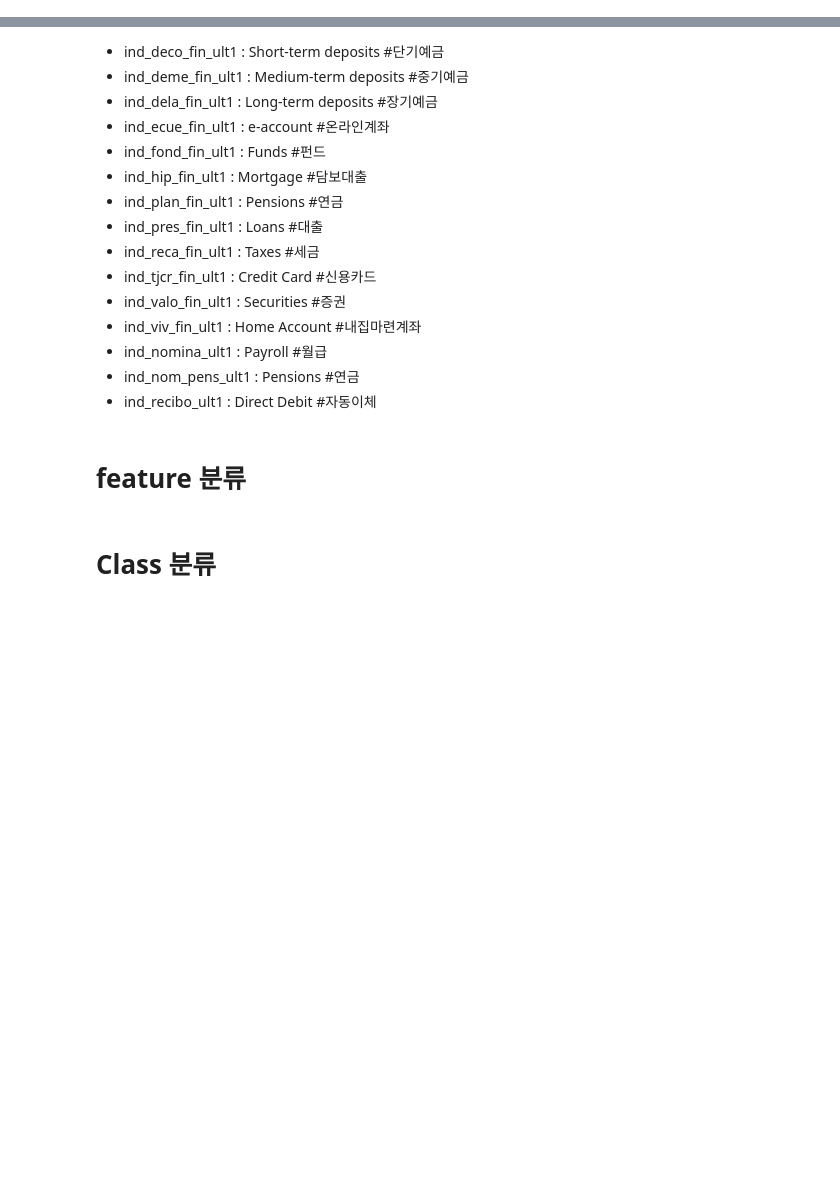
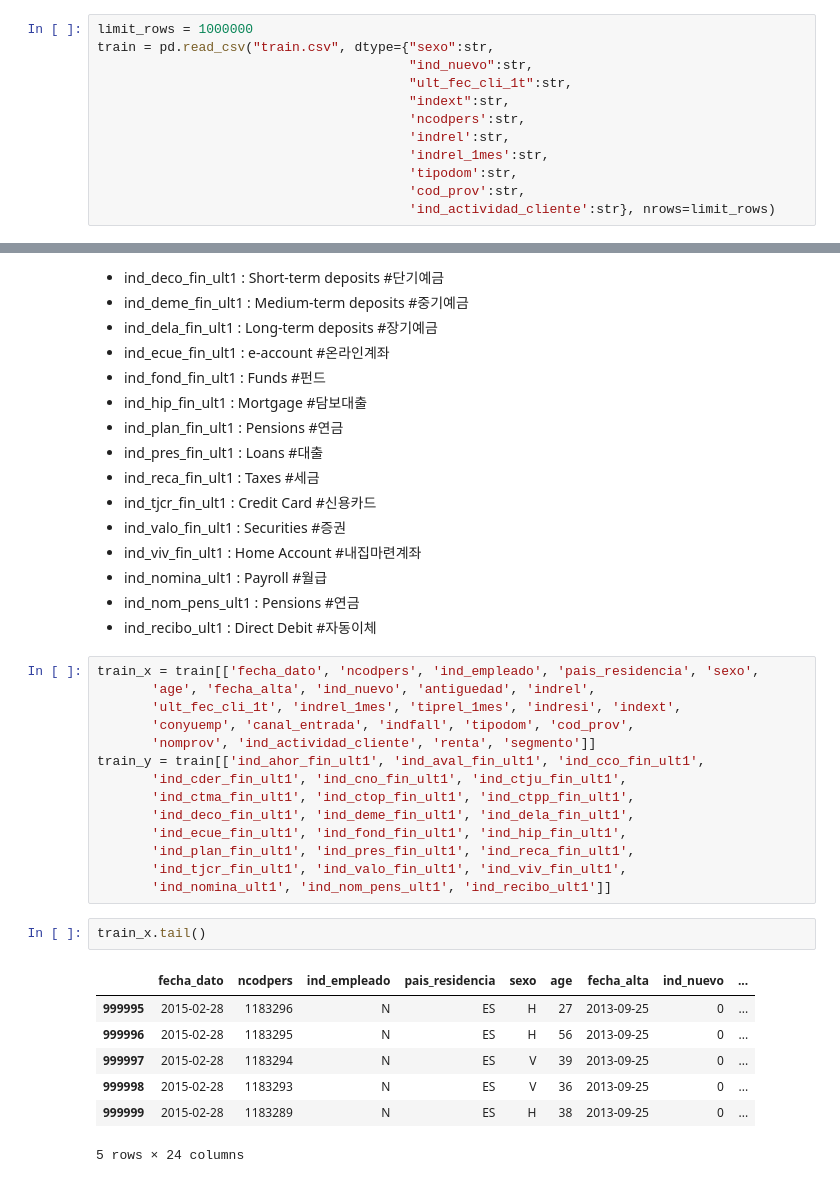
Before and after one commit to byaracho/Kaggle_Project, a Jupyter notebook: Santander_Product_Recommendation/EDA_ver.1_byaracho.ipynb, the cells around one changed output, grey strips where cells are left out. Drawn from its saved outputs; the diff is of its cells as text; blank space fills up the shorter version.

```diff
--- a/Santander_Product_Recommendation/EDA_ver.1_byaracho.ipynb
+++ b/Santander_Product_Recommendation/EDA_ver.1_byaracho.ipynb
@@ -56,3 +53,15 @@ train.describe()
 | 75% | 1.199286e+06 | 0.000000e+00 | 1.000000e+00 | 1.0 | 3.500000e+01 | 1.000000e+00 | 1.559560e+05 | 0.000000e+00 | ... |
 | max | 1.553689e+06 | 1.000000e+00 | 9.900000e+01 | 1.0 | 5.200000e+01 | 1.000000e+00 | 2.889440e+07 | 1.000000e+00 | ... |
 8 rows × 31 columns
+# %%
+limit_rows = 1000000
+train = pd.read_csv("train.csv", dtype={"sexo":str,
+                                        "ind_nuevo":str,
+                                        "ult_fec_cli_1t":str,
+                                        "indext":str,
+                                        'ncodpers':str,
+                                        'indrel':str,
+                                        'indrel_1mes':str,
+                                        'tipodom':str,
+                                        'cod_prov':str,
+                                        'ind_actividad_cliente':str}, nrows=limit_rows)
@@ -133,7 +207,27 @@ train.describe()
 - ind_nomina_ult1 : Payroll #월급
 - ind_nom_pens_ult1 : Pensions #연금
 - ind_recibo_ult1 : Direct Debit #자동이체
-# %% [markdown]
-# feature 분류
-# %% [markdown]
-# Class 분류
+# %%
+train_x = train[['fecha_dato', 'ncodpers', 'ind_empleado', 'pais_residencia', 'sexo',
+       'age', 'fecha_alta', 'ind_nuevo', 'antiguedad', 'indrel',
+       'ult_fec_cli_1t', 'indrel_1mes', 'tiprel_1mes', 'indresi', 'indext',
+       'conyuemp', 'canal_entrada', 'indfall', 'tipodom', 'cod_prov',
+       'nomprov', 'ind_actividad_cliente', 'renta', 'segmento']]
+train_y = train[['ind_ahor_fin_ult1', 'ind_aval_fin_ult1', 'ind_cco_fin_ult1',
+       'ind_cder_fin_ult1', 'ind_cno_fin_ult1', 'ind_ctju_fin_ult1',
+       'ind_ctma_fin_ult1', 'ind_ctop_fin_ult1', 'ind_ctpp_fin_ult1',
+       'ind_deco_fin_ult1', 'ind_deme_fin_ult1', 'ind_dela_fin_ult1',
+       'ind_ecue_fin_ult1', 'ind_fond_fin_ult1', 'ind_hip_fin_ult1',
+       'ind_plan_fin_ult1', 'ind_pres_fin_ult1', 'ind_reca_fin_ult1',
+       'ind_tjcr_fin_ult1', 'ind_valo_fin_ult1', 'ind_viv_fin_ult1',
+       'ind_nomina_ult1', 'ind_nom_pens_ult1', 'ind_recibo_ult1']]
+# %%
+train_x.tail()
+# %% [output]
+|  | fecha_dato | ncodpers | ind_empleado | pais_residencia | sexo | age | fecha_alta | ind_nuevo | ... |
+| 999995 | 2015-02-28 | 1183296 | N | ES | H | 27 | 2013-09-25 | 0 | ... |
+| 999996 | 2015-02-28 | 1183295 | N | ES | H | 56 | 2013-09-25 | 0 | ... |
+| 999997 | 2015-02-28 | 1183294 | N | ES | V | 39 | 2013-09-25 | 0 | ... |
+| 999998 | 2015-02-28 | 1183293 | N | ES | V | 36 | 2013-09-25 | 0 | ... |
+| 999999 | 2015-02-28 | 1183289 | N | ES | H | 38 | 2013-09-25 | 0 | ... |
+5 rows × 24 columns
```
Also changed, not shown: parts of 14 cells of this notebook.
